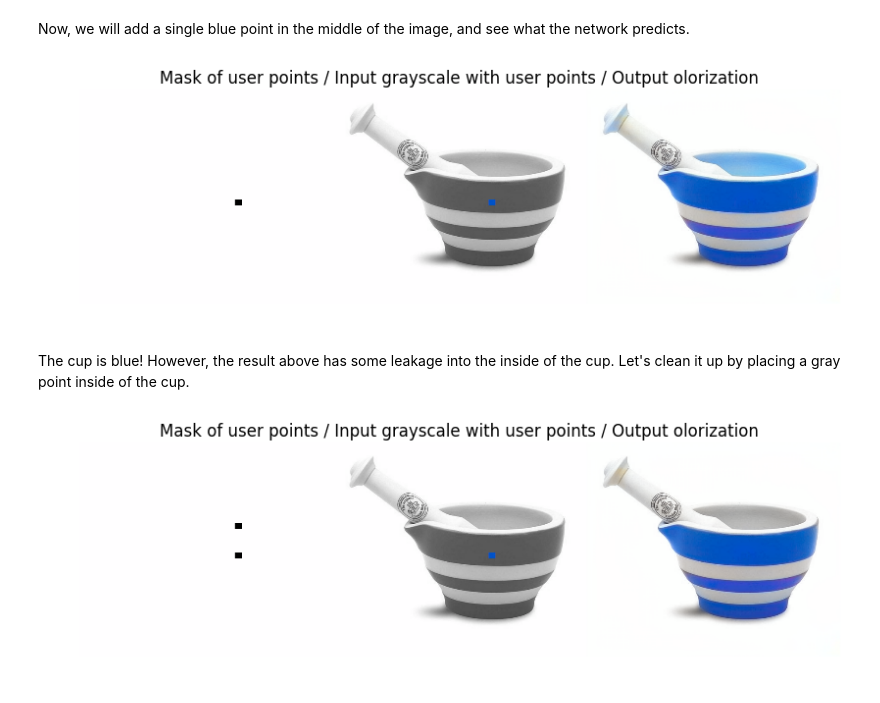
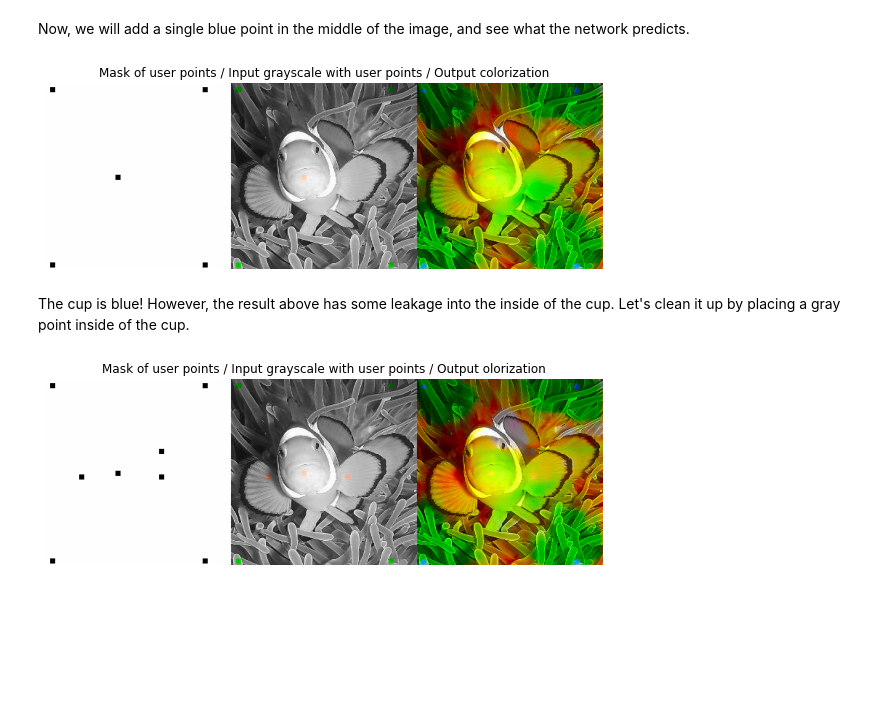
Before and after one commit to eliaquim10/recoloring, a Jupyter notebook: interactive-deep-colorization/DemoInteractiveColorization.ipynb, the cells around one changed output. Saved outputs shown, nothing was run; the diff lists cells and outputs as text; code cells hidden in the pictures; blank space fills up the shorter version.

```diff
--- a/interactive-deep-colorization/DemoInteractiveColorization.ipynb
+++ b/interactive-deep-colorization/DemoInteractiveColorization.ipynb
@@ -21,11 +10,12 @@ import numpy as np
 %matplotlib inline
 
 # Choose gpu to run the model on
-gpu_id = 0
+
+gpu_id = None
 
 # Initialize colorization class
-colorModel = CI.ColorizeImageCaffe(Xd=256)
+colorModel = CI.ColorizeImageTorch(Xd=256)
 
 # Load the model
-colorModel.prep_net(gpu_id,'/content/gdrive/MyDrive/interactive-deep-colorization/models/reference_model/deploy_nodist.prototxt','/content/gdrive/MyDrive/interactive-deep-colorization/models/reference_model/model.caffemodel')
+colorModel.prep_net(gpu_id,'./models/pytorch/caffemodel.pth', False)
 # %% [output]
@@ -35,7 +26,7 @@ FileNotFoundError: ignored
 ## Load an image
 # %%
 # Load the image
-colorModel.load_image('./test_imgs/mortar_pestle.jpg') # load an image
+colorModel.load_image('./test_imgs/global_ref_balls/ILSVRC2012_val_00049443.JPEG') # load an image
 # %% [markdown]
 ## Default prediction
 
@@ -72,26 +63,34 @@ Now, we will add a single blue point in the middle of the image, and see what th
 # %%
 # initialize with no user inputs
 input_ab = np.zeros((2,256,256))
 mask = np.zeros((1,256,256))
 
 # add a blue point in the middle of the image
-(input_ab,mask) = put_point(input_ab,mask,[135,160],3,[23,-69])
+# (input_ab,mask) = put_point(input_ab,mask,[135,160],3,[40,30])
+# (input_ab,mask) = put_point(input_ab,mask,[135,50],3,[30,30])
+(input_ab,mask) = put_point(input_ab,mask,[130,100],3,[30,30])
+
+(input_ab,mask) = put_point(input_ab,mask,[250,220],3,[-200,500])
+(input_ab,mask) = put_point(input_ab,mask,[10,220],3,[-200,500])
+(input_ab,mask) = put_point(input_ab,mask,[10,10],3,[-200,500])
+(input_ab,mask) = put_point(input_ab,mask,[250,10],3,[-200,500])
+# (input_ab,mask) = put_point(input_ab,mask,[135,160],3,[100,-50])
 
 # call forward
 img_out = colorModel.net_forward(input_ab,mask)
 
 # get mask, input image, and result in full resolution
 mask_fullres = colorModel.get_img_mask_fullres() # get input mask in full res
 img_in_fullres = colorModel.get_input_img_fullres() # get input image in full res
 img_out_fullres = colorModel.get_img_fullres() # get image at full resolution
 
 # show user input, along with output
 plt.figure(figsize=(10,6))
 plt.imshow(np.concatenate((mask_fullres,img_in_fullres,img_out_fullres),axis=1));
-plt.title('Mask of user points / Input grayscale with user points / Output olorization')
+plt.title('Mask of user points / Input grayscale with user points / Output colorization')
 plt.axis('off');
 # %% [output]
-[figure, old version]
+[figure, new version]
 # %% [markdown]
 The cup is blue! However, the result above has some leakage into the inside of the cup. Let's clean it up by placing a gray point inside of the cup.
 # %%
@@ -112,4 +111,4 @@ plt.imshow(np.concatenate((mask_fullres,img_in_fullres,img_out_fullres),axis=1))
 plt.title('Mask of user points / Input grayscale with user points / Output olorization')
 plt.axis('off');
 # %% [output]
-[figure, old version]
+[figure, new version]
```
Also changed, not shown: parts of 5 cells of this notebook.
